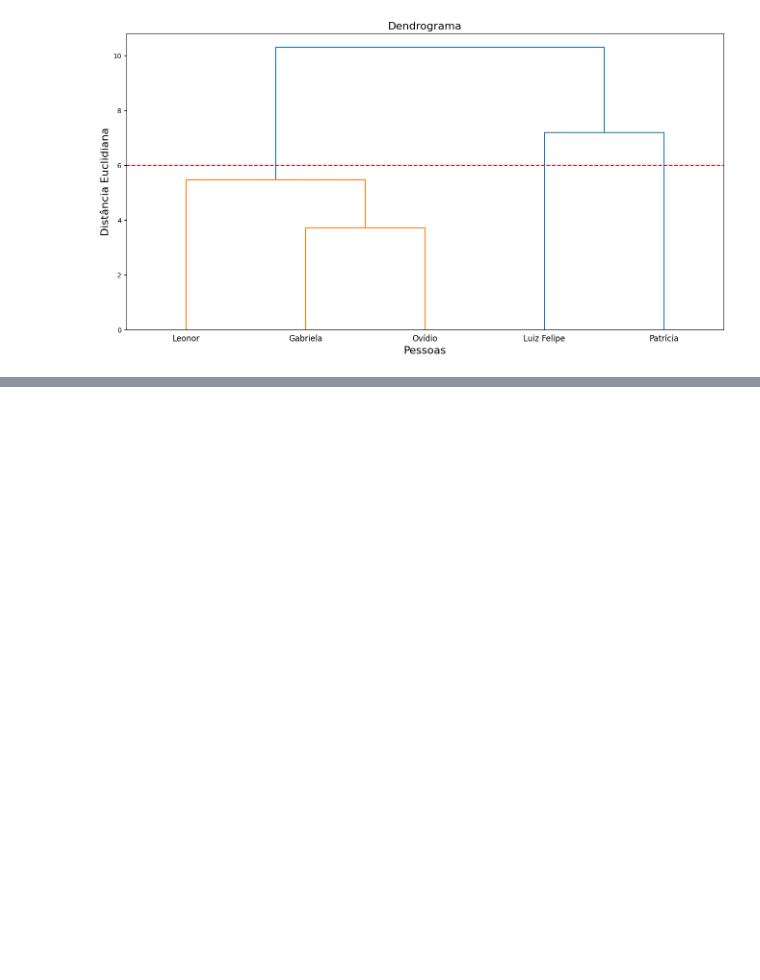
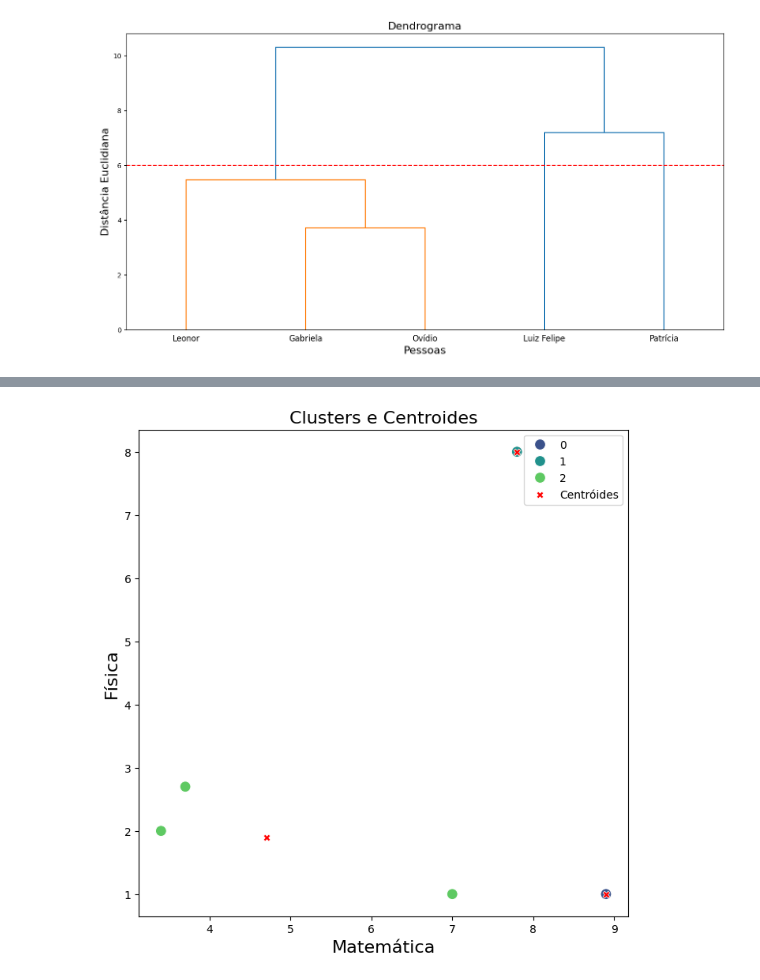
Before and after one commit to guilhermecanfield/clustering, a Jupyter notebook: clusterizacao_hierarquica_aglomerativa.ipynb, the cells around one changed output, grey strips where cells are left out. Drawn from its saved outputs; the diff is of its cells as text; code cells hidden in the pictures; blank space fills up the shorter version.

```diff
--- a/clusterizacao_hierarquica_aglomerativa.ipynb
+++ b/clusterizacao_hierarquica_aglomerativa.ipynb
@@ -165,0 +210,17 @@ plt.show()
+# %%
+# Considerando que identificamos 3 possíveis clusters na análise hierárquica
+
+kmeans = KMeans(n_clusters=3, init='random', random_state=100).fit(vest)
+
+# Gerando a variável para identificarmos os clusters gerados
+
+kmeans_clusters = kmeans.labels_
+dados_vest['cluster_kmeans'] = kmeans_clusters
+dados_vest['cluster_kmeans'] = dados_vest['cluster_kmeans'].astype('category')
+# %%
+# Identificando as coordenadas centroides dos clusters finais
+
+cent_finais = pd.DataFrame(kmeans.cluster_centers_)
+cent_finais.columns = vest.columns
+cent_finais.index.name = 'cluster'
+cent_finais
@@ -165,0 +233,13 @@ plt.show()
+# %%
+# Plotando as observações e seus centroides dos clusters
+
+plt.figure(figsize=(8,8))
+sns.scatterplot(data=dados_vest, x='matemática', y='física', hue='cluster_kmeans', palette='viridis', s=100)
+sns.scatterplot(data=cent_finais, x='matemática', y='física', c = 'red', label = 'Centróides', marker="X", s = 40)
+plt.title('Clusters e Centroides', fontsize=16)
+plt.xlabel('Matemática', fontsize=16)
+plt.ylabel('Física', fontsize=16)
+plt.legend()
+plt.show()
+# %% [output]
+[figure, added]
```
Also changed, not shown: parts of 11 cells of this notebook.
